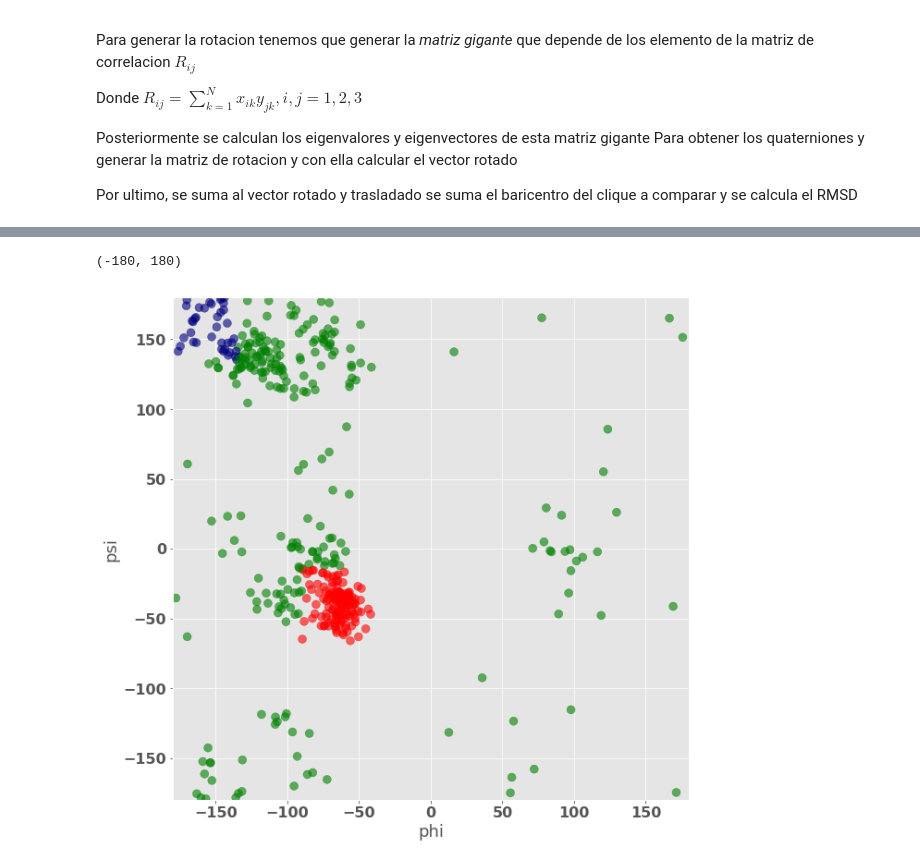
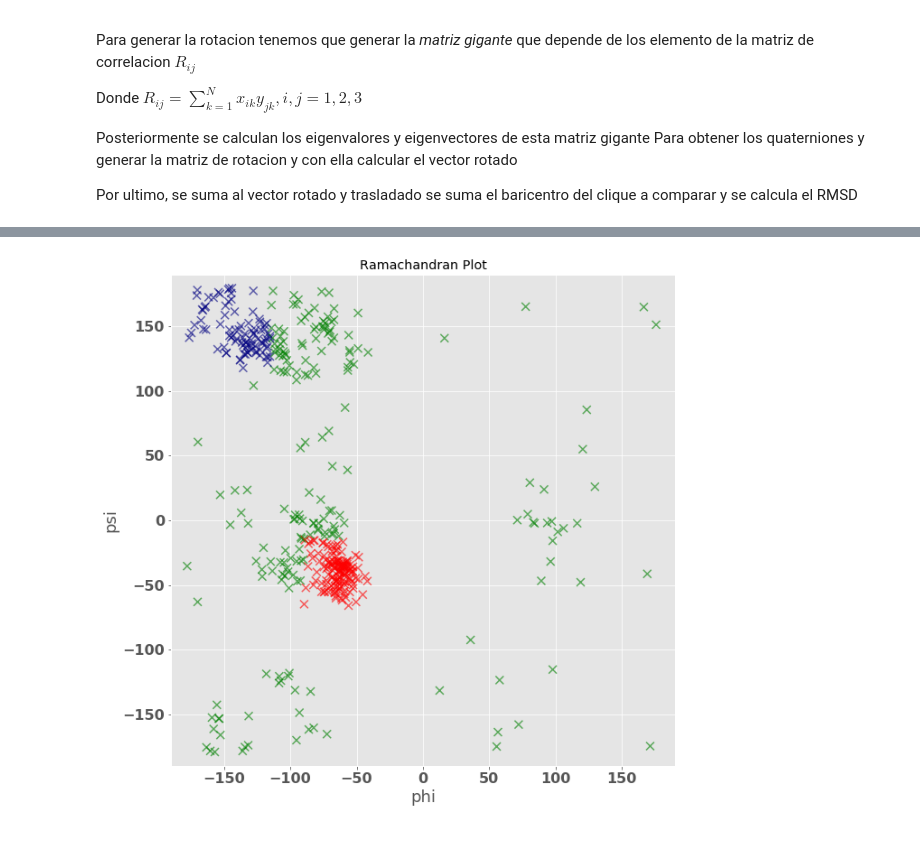
Before and after one commit to marciniega/pdbmani, a Jupyter notebook: Serch/CLICK_calculate_SSM.ipynb, the cells around one changed output, grey strips where cells are left out. Cells and saved outputs as stored; diff of their text form; code cells hidden in the pictures.

```diff
--- a/Serch/CLICK_calculate_SSM.ipynb
+++ b/Serch/CLICK_calculate_SSM.ipynb
@@ -501,16 +577,16 @@ for i in range(df_dh1.shape[0]-3):
 # %%
-angulos = pd.DataFrame([angulos_phi,angulos_psi]).T
-angulos.columns = ['phi','psi']
-angulos.phi = np.where(angulos.phi > 180, angulos.phi - 360, angulos.phi)
-angulos.phi = angulos.phi
-angulos.psi = np.where(angulos.psi > 180, angulos.psi - 360, angulos.psi)
-angulos.replace( 0, 360, inplace = True)
-#alfa helice (−90°, −15°) to (−35°, −70°) ROJO
-#betta (–135°, 135°) to (–180°, 180°) NAVY
-angulos['SS'] = np.where(
-    (angulos.phi > -90) & (angulos.psi < -15) & (angulos.phi < -35) & (angulos.psi > -70),'r',
-    np.where((angulos.phi < -135) & (angulos.psi > 135) & (angulos.phi > -180) & (angulos.psi < 180),'navy',
-             'g')
-)
-
-# angulos.SS.values.tolist()
+# #Metodologia wiki
+# #alfa helice (−90°, −15°) to (−35°, −70°) ROJO
+# #betta (–135°, 135°) to (–180°, 180°) NAVY
+# # COIL GREEN
+# angulos['color_SS'] = np.where(
+#     (angulos.phi > -90) & (angulos.psi < -15) & (angulos.phi < -35) & (angulos.psi > -70),'r',
+#     np.where((angulos.phi < -115) & (angulos.psi > 115) & (
+#         angulos.phi >= -180) & (angulos.psi <= 180),'navy',
+#              'g')
+# )
+# # H -- ALFA HELIX
+# # E -- BETA SHEETS
+# # C -- COIL
+# angulos['SS'] = np.where(angulos.color_SS == 'g', 'C',
+#                               np.where(angulos.color_SS == 'navy','E','H'))
@@ -517,9 +601,12 @@ angulos['SS'] = np.where(
 # %%
-angulos.plot.scatter('phi','psi',c = angulos.SS.values.tolist(), alpha=0.6,figsize=(10,10), s=80)
-limite1,limite2 = -180,180
+#RAMACHANDRAN PLOT SOLO ANGULOS
+angulos.plot.scatter('phi','psi', title='Ramachandran Plot',
+                     c = angulos.color_SS.values.tolist(),
+                     marker = 'x',
+                     alpha=0.6, figsize=(10,10), s=80
+                    )
+limite1,limite2 = -190,190
 plt.xlim(limite1,limite2)
-plt.ylim(limite1,limite2)
-# plt.vlines(limite1,limite2)
+plt.ylim(limite1,limite2);
 # %% [output]
-(-180, 180)
-[figure, old version]
+[figure, new version]
```
Also changed, not shown: parts of 25 cells of this notebook, 1 other file.
